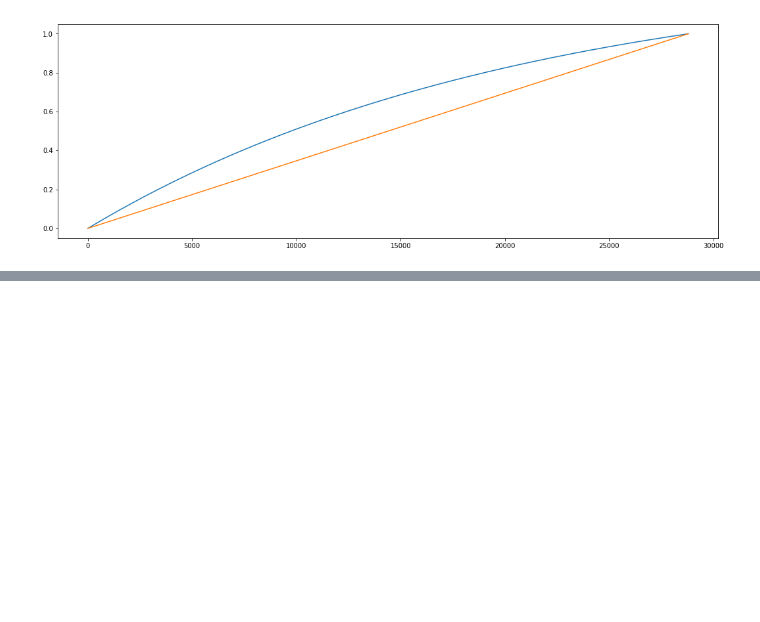
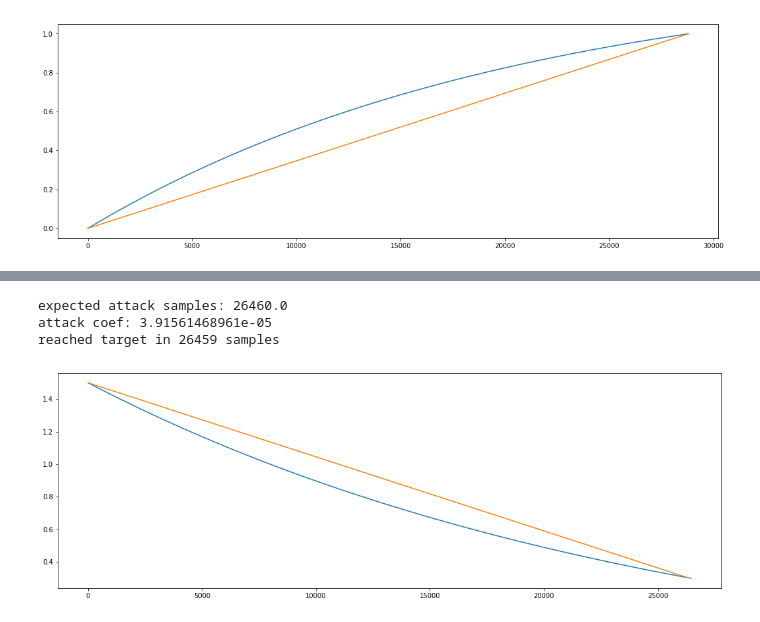
Before and after one commit to rknLA/pd-expline, a Jupyter notebook: notebook/02-more-exponents.ipynb, the cells around one changed output, grey strips where cells are left out. Saved outputs shown, nothing was run; the diff lists cells and outputs as text; code cells hidden in the pictures; blank space fills up the shorter version.

```diff
--- a/notebook/02-more-exponents.ipynb
+++ b/notebook/02-more-exponents.ipynb
@@ -74,0 +89,7 @@ reached target in 28800 samples
+# %%
+plot_attacks(1.5, 0.3, 600, 44100, 0.55)
+# %% [output]
+expected attack samples: 26460.0
+attack coef: 3.91561468961e-05
+reached target in 26459 samples
+[figure, added]
```
Also changed, not shown: parts of 4 cells of this notebook.
